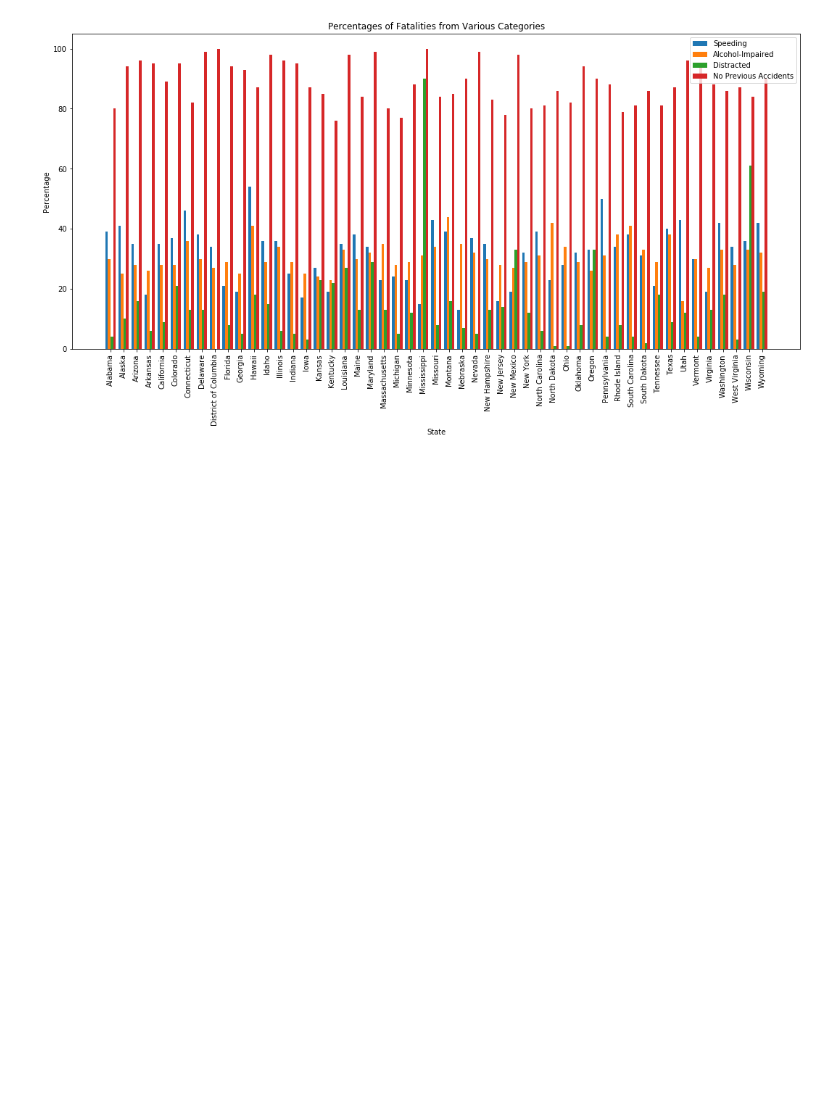
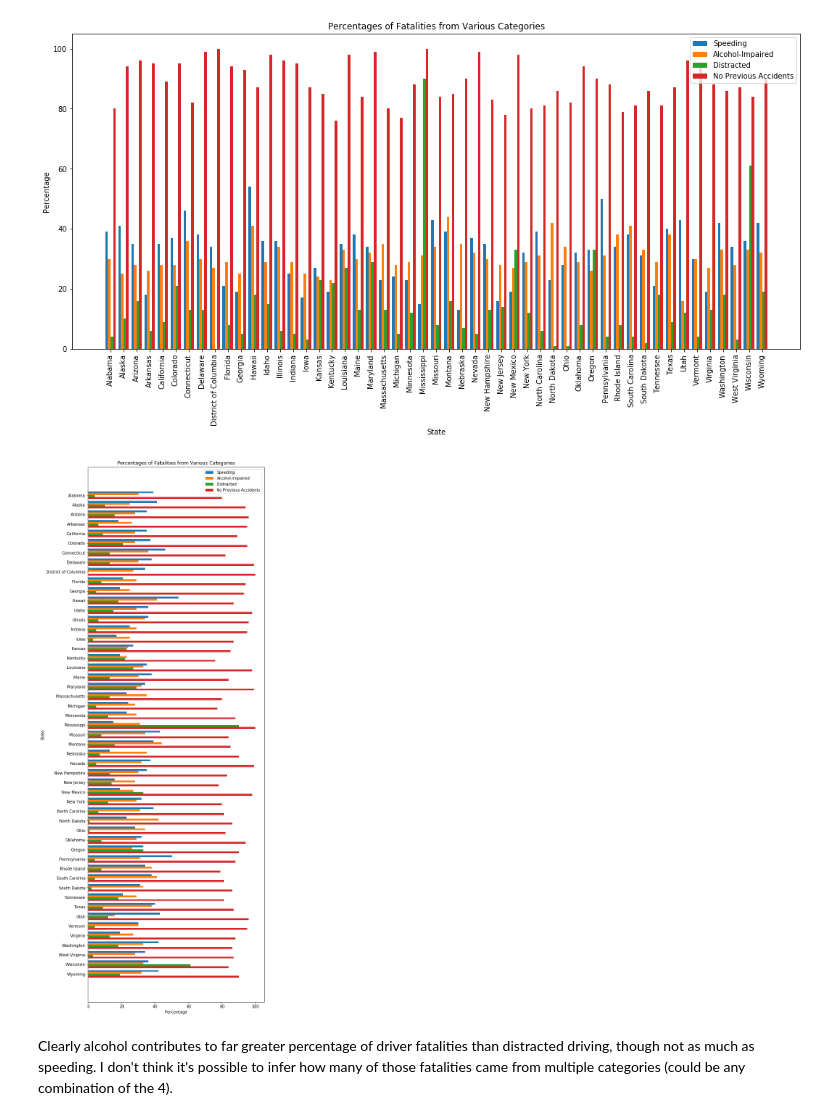
Before and after one commit to coneeleven/PersonalProjects, a Jupyter notebook: Auto Fatalities.ipynb, the cells around one changed output. Drawn from its saved outputs; the diff is of its cells as text; code cells hidden in the pictures; blank space fills up the shorter version.

```diff
--- a/Auto Fatalities.ipynb
+++ b/Auto Fatalities.ipynb
@@ -148,3 +148,22 @@ ax.set_title('Percentages of Fatalities from Various Categories')
 plt.show()
 # %% [output]
 [figure]
+# %%
+fig = plt.figure(figsize=(8,25))
+ax = fig.add_subplot(111)
+y = np.arange(51)
+plt.barh(y-.3, deaths['Speeding'], height=0.2, label='Speeding')
+plt.barh(y-.1, deaths['Alcohol-Impaired'], height=0.2, label='Alcohol-Impaired')
+plt.barh(y+.1, deaths['Distracted'], height=0.2, label='Distracted')
+plt.barh(y+.3, deaths['No Previous Accidents'], height=0.2, label='No Previous Accidents')
+plt.yticks(y, states)
+ax.legend(loc="best", frameon=True)
+ax.set_ylabel('State')
+ax.set_xlabel('Percentage')
+ax.set_title('Percentages of Fatalities from Various Categories')
+plt.gca().invert_yaxis()
+plt.show()
+# %% [output]
+[figure, added]
+# %% [markdown]
+Clearly alcohol contributes to far greater percentage of driver fatalities than distracted driving, though not as much as speeding. I don't think it's possible to infer how many of those fatalities came from multiple categories (could be any combination of the 4).
```
